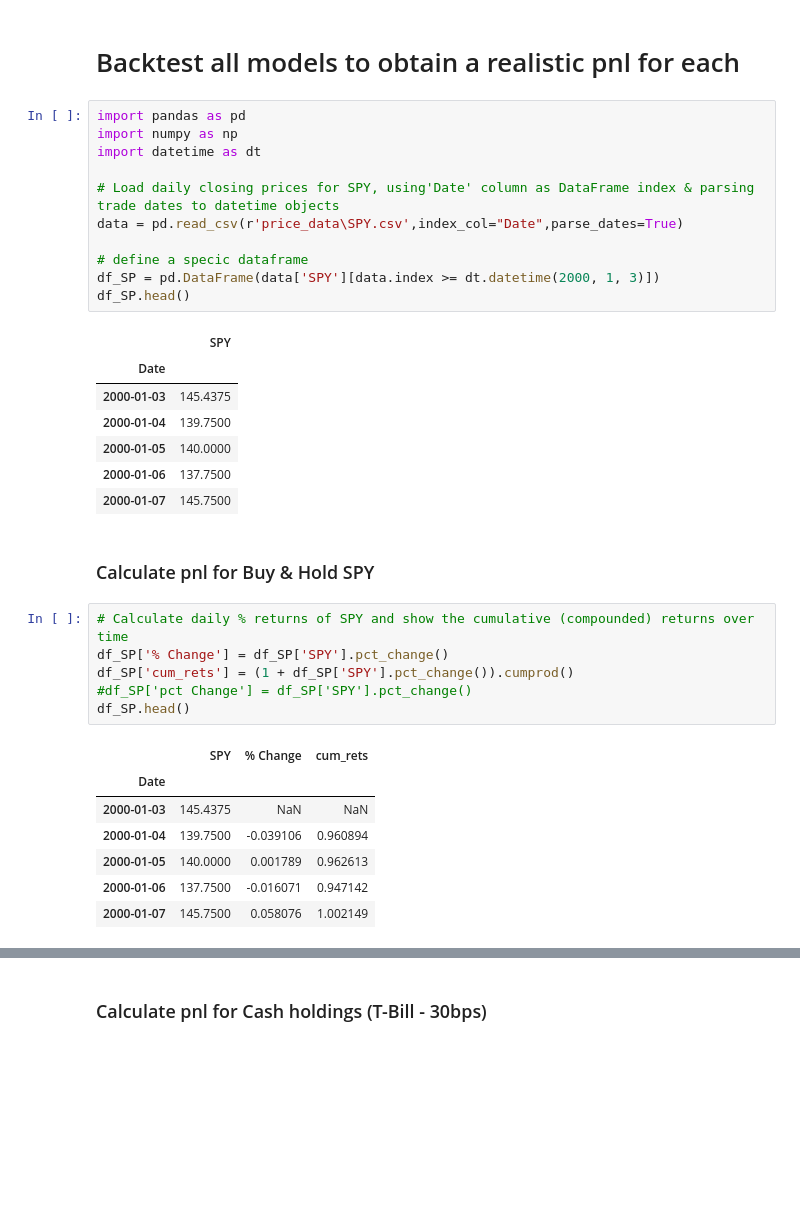
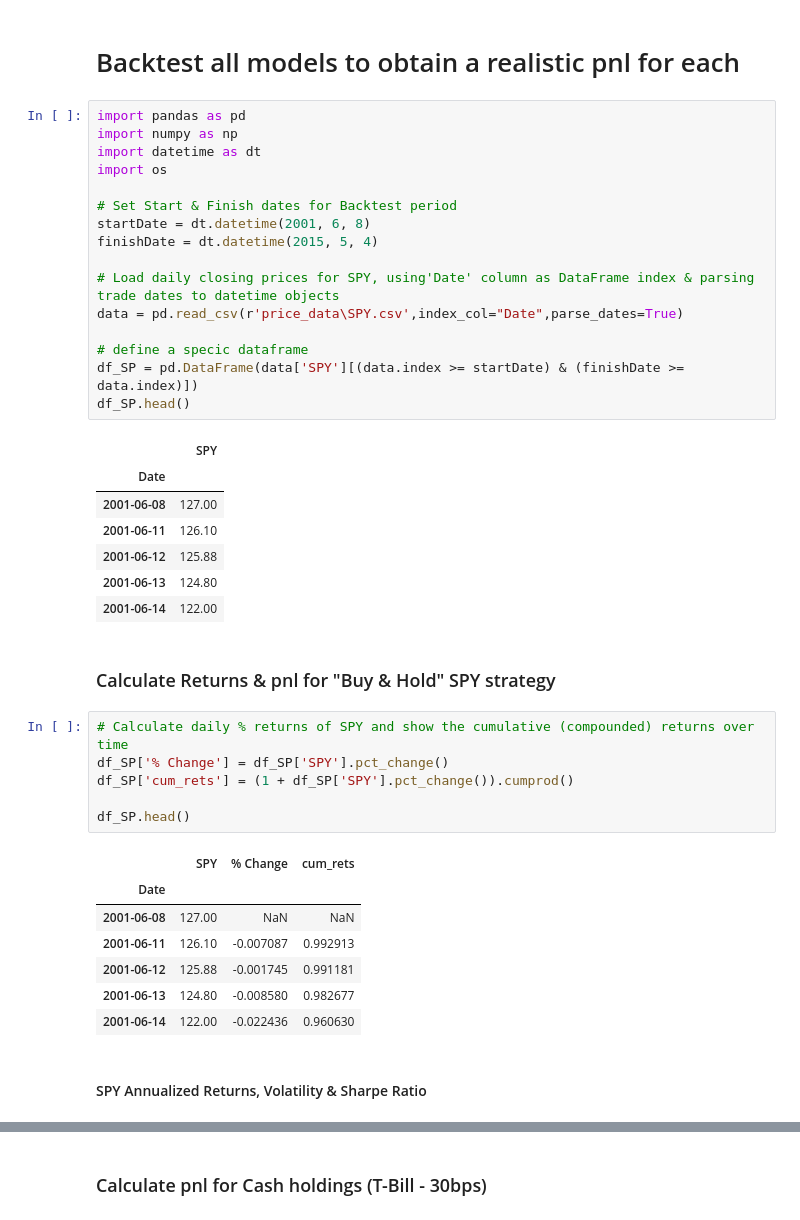
Before and after one commit to davidehamil/Linear_Forecasting, a Jupyter notebook: model_backtest.ipynb, the cells around one changed output, grey strips where cells are left out. Drawn from its saved outputs; the diff is of its cells as text; blank space fills up the shorter version.

```diff
--- a/model_backtest.ipynb
+++ b/model_backtest.ipynb
@@ -3,36 +3,43 @@
 # %%
 import pandas as pd
 import numpy as np
 import datetime as dt
+import os
+
+# Set Start & Finish dates for Backtest period
+startDate = dt.datetime(2001, 6, 8)
+finishDate = dt.datetime(2015, 5, 4)
 
 # Load daily closing prices for SPY, using'Date' column as DataFrame index & parsing trade dates to datetime objects
 data = pd.read_csv(r'price_data\SPY.csv',index_col="Date",parse_dates=True)
 
 # define a specic dataframe
-df_SP = pd.DataFrame(data['SPY'][data.index >= dt.datetime(2000, 1, 3)])
+df_SP = pd.DataFrame(data['SPY'][(data.index >= startDate) & (finishDate >= data.index)])
 df_SP.head()
 # %% [output]
 |  | SPY |
 | Date |  |
-| 2000-01-03 | 145.4375 |
-| 2000-01-04 | 139.7500 |
-| 2000-01-05 | 140.0000 |
-| 2000-01-06 | 137.7500 |
-| 2000-01-07 | 145.7500 |
+| 2001-06-08 | 127.00 |
+| 2001-06-11 | 126.10 |
+| 2001-06-12 | 125.88 |
+| 2001-06-13 | 124.80 |
+| 2001-06-14 | 122.00 |
 # %% [markdown]
-### Calculate pnl for Buy & Hold SPY
+### Calculate Returns & pnl for "Buy & Hold" SPY strategy
 # %%
 # Calculate daily % returns of SPY and show the cumulative (compounded) returns over time
 df_SP['% Change'] = df_SP['SPY'].pct_change()
 df_SP['cum_rets'] = (1 + df_SP['SPY'].pct_change()).cumprod()
-#df_SP['pct Change'] = df_SP['SPY'].pct_change()
+
 df_SP.head()
 # %% [output]
 |  | SPY | % Change | cum_rets |
 | Date |  |  |  |
-| 2000-01-03 | 145.4375 | NaN | NaN |
-| 2000-01-04 | 139.7500 | -0.039106 | 0.960894 |
-| 2000-01-05 | 140.0000 | 0.001789 | 0.962613 |
-| 2000-01-06 | 137.7500 | -0.016071 | 0.947142 |
-| 2000-01-07 | 145.7500 | 0.058076 | 1.002149 |
+| 2001-06-08 | 127.00 | NaN | NaN |
+| 2001-06-11 | 126.10 | -0.007087 | 0.992913 |
+| 2001-06-12 | 125.88 | -0.001745 | 0.991181 |
+| 2001-06-13 | 124.80 | -0.008580 | 0.982677 |
+| 2001-06-14 | 122.00 | -0.022436 | 0.960630 |
+# %% [markdown]
+#### SPY Annualized Returns, Volatility & Sharpe Ratio
 # %%
```
Also changed, not shown: parts of 25 cells of this notebook.
